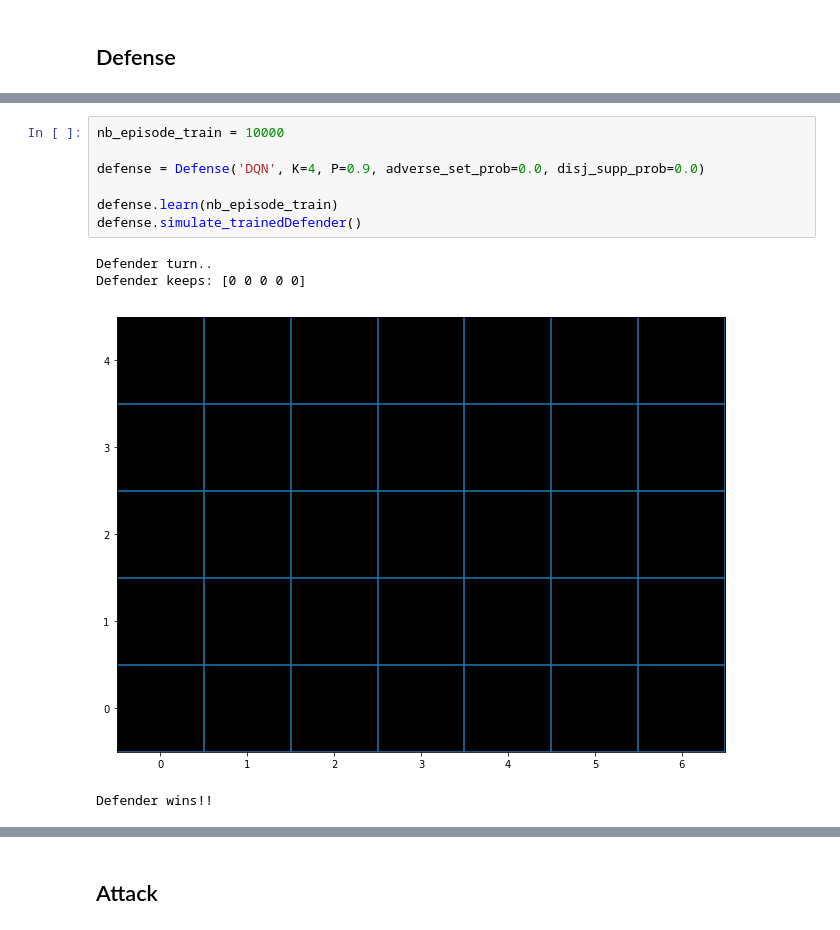
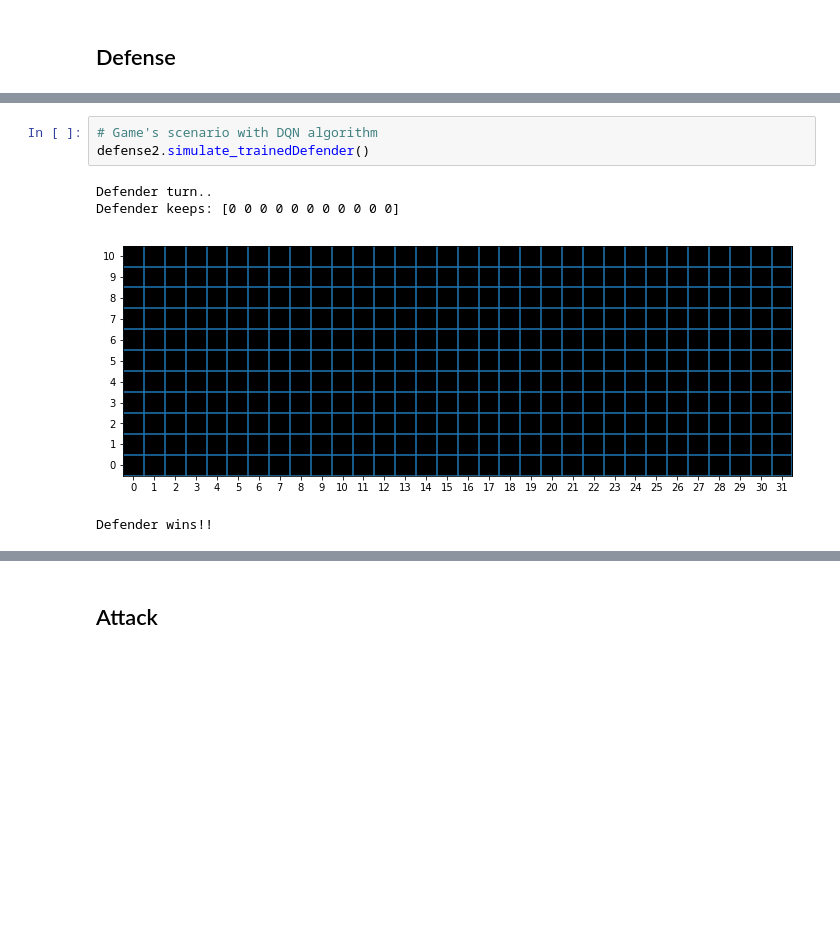
Before and after one commit to achamma723/RL_ESSGAME, a Jupyter notebook: Notebook.ipynb, the cells around one changed output, grey strips where cells are left out. Saved outputs shown, nothing was run; the diff lists cells and outputs as text; blank space fills up the shorter version.

```diff
--- a/Notebook.ipynb
+++ b/Notebook.ipynb
@@ -72,13 +142,9 @@ A2C LEARNING DONE DEFENSE
-# %%
-nb_episode_train = 10000
-
-defense = Defense('DQN', K=4, P=0.9, adverse_set_prob=0.0, disj_supp_prob=0.0)
-
-defense.learn(nb_episode_train)
-defense.simulate_trainedDefender()
-# %% [output]
-Defender turn..
-Defender keeps: [0 0 0 0 0]
-[figure, removed]
-Defender wins!!
+# %%
+# Game's scenario with DQN algorithm
+defense2.simulate_trainedDefender()
+# %% [output]
+Defender turn..
+Defender keeps: [0 0 0 0 0 0 0 0 0 0 0]
+[figure, added]
+Defender wins!!
 # %%
```
Also changed, not shown: parts of 11 cells of this notebook, 1 other file.
